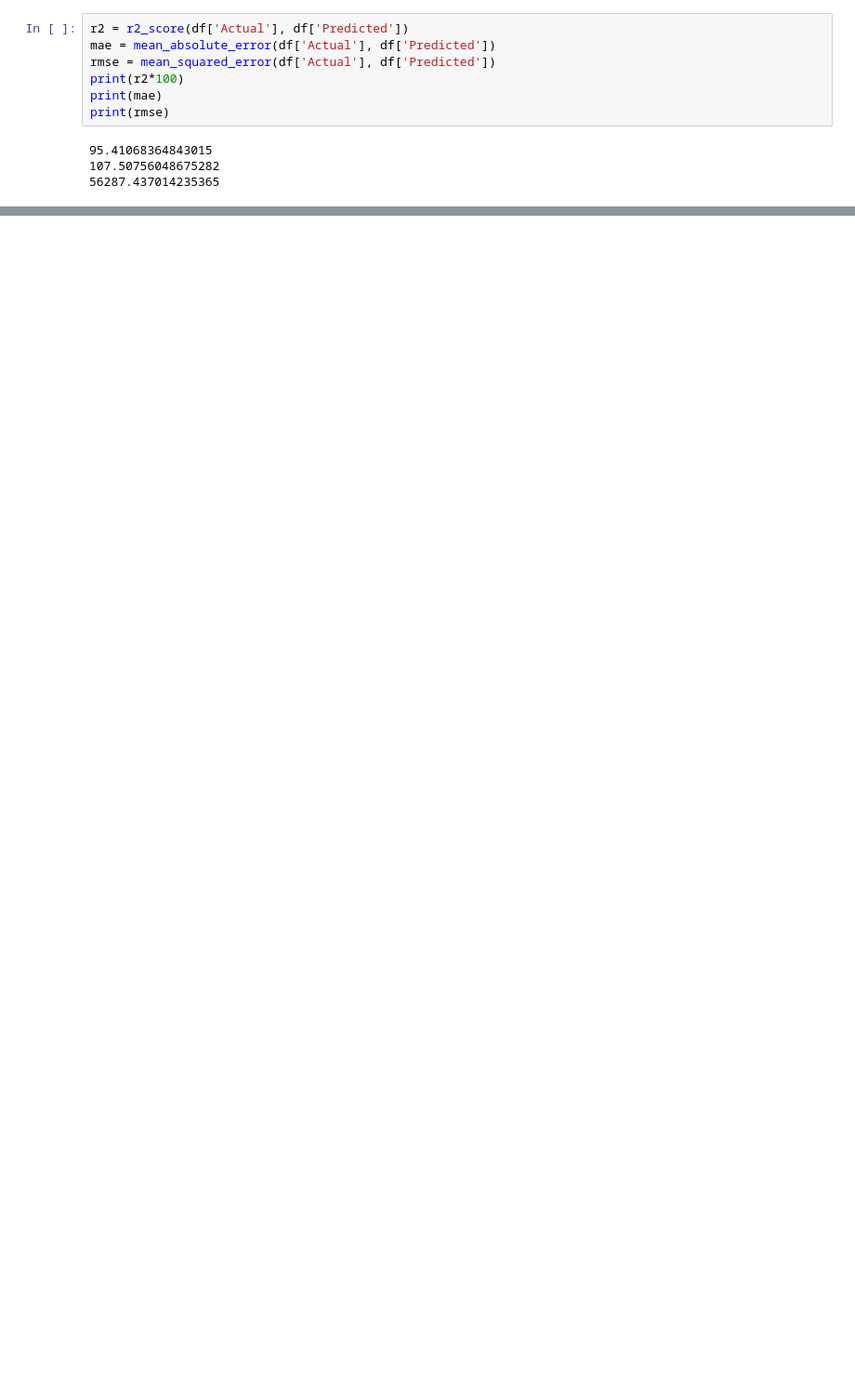
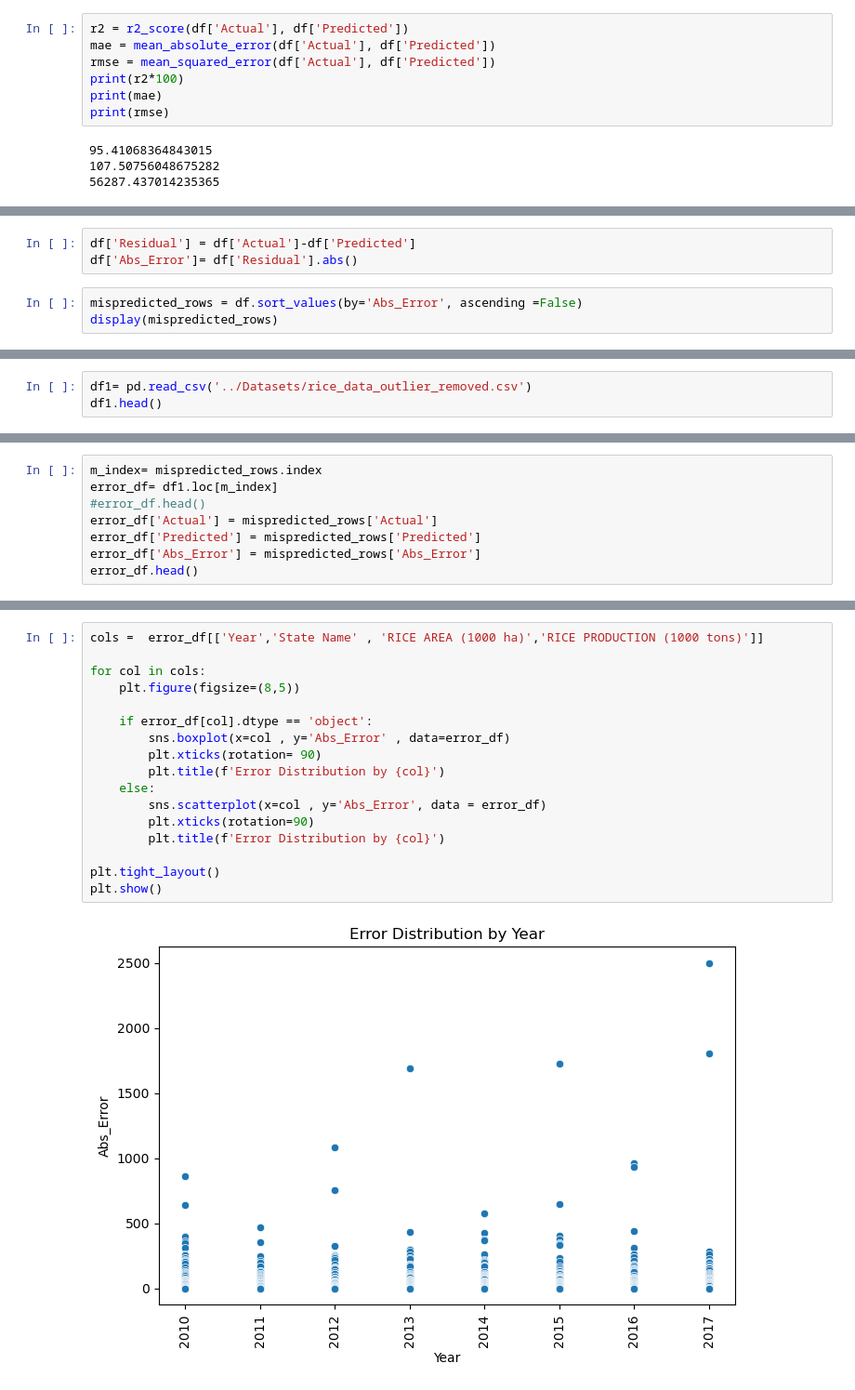
Before and after one commit to nupurmadaan04/AI-agriculture-yield-production, a Jupyter notebook: Notebooks/04_Evaluation_Deployment.ipynb, the cells around one changed output, grey strips where cells are left out. Shown at 93% size. Cells and saved outputs as stored; diff of their text form; blank space fills up the shorter version.

Commit message:
Added Error Analysis and an Interactive Dashboard

```diff
--- a/Notebooks/04_Evaluation_Deployment.ipynb
+++ b/Notebooks/04_Evaluation_Deployment.ipynb
@@ -44,0 +52,6 @@ plt.show()
+# %%
+df['Residual'] = df['Actual']-df['Predicted']
+df['Abs_Error']= df['Residual'].abs()
+# %%
+mispredicted_rows = df.sort_values(by='Abs_Error', ascending =False)
+display(mispredicted_rows)
@@ -44,0 +72,3 @@ plt.show()
+# %%
+df1= pd.read_csv('../Datasets/rice_data_outlier_removed.csv')
+df1.head()
@@ -44,0 +82,8 @@ plt.show()
+# %%
+m_index= mispredicted_rows.index
+error_df= df1.loc[m_index]
+#error_df.head()
+error_df['Actual'] = mispredicted_rows['Actual']
+error_df['Predicted'] = mispredicted_rows['Predicted']
+error_df['Abs_Error'] = mispredicted_rows['Abs_Error']
+error_df.head()
@@ -44,0 +126,19 @@ plt.show()
+# %%
+cols =  error_df[['Year','State Name' , 'RICE AREA (1000 ha)','RICE PRODUCTION (1000 tons)']]
+
+for col in cols:
+    plt.figure(figsize=(8,5))
+
+    if error_df[col].dtype == 'object':
+        sns.boxplot(x=col , y='Abs_Error' , data=error_df)
+        plt.xticks(rotation= 90)
+        plt.title(f'Error Distribution by {col}')
+    else:
+        sns.scatterplot(x=col , y='Abs_Error', data = error_df)
+        plt.xticks(rotation=90)
+        plt.title(f'Error Distribution by {col}')
+
+plt.tight_layout()
+plt.show()
+# %% [output]
+[figure, added]
```
Also changed, not shown: parts of 15 cells of this notebook, 7 other files.
